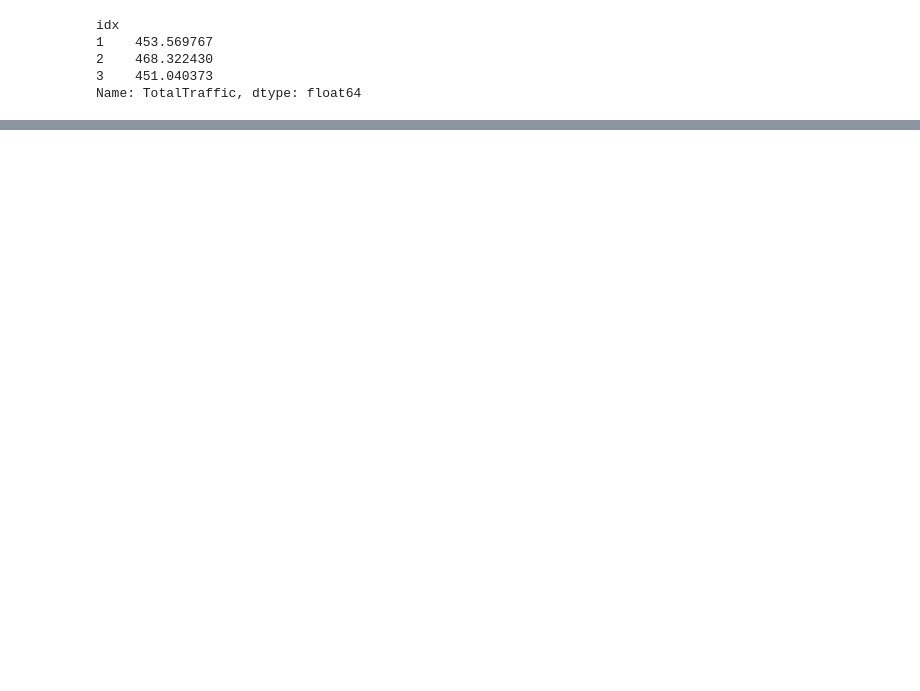
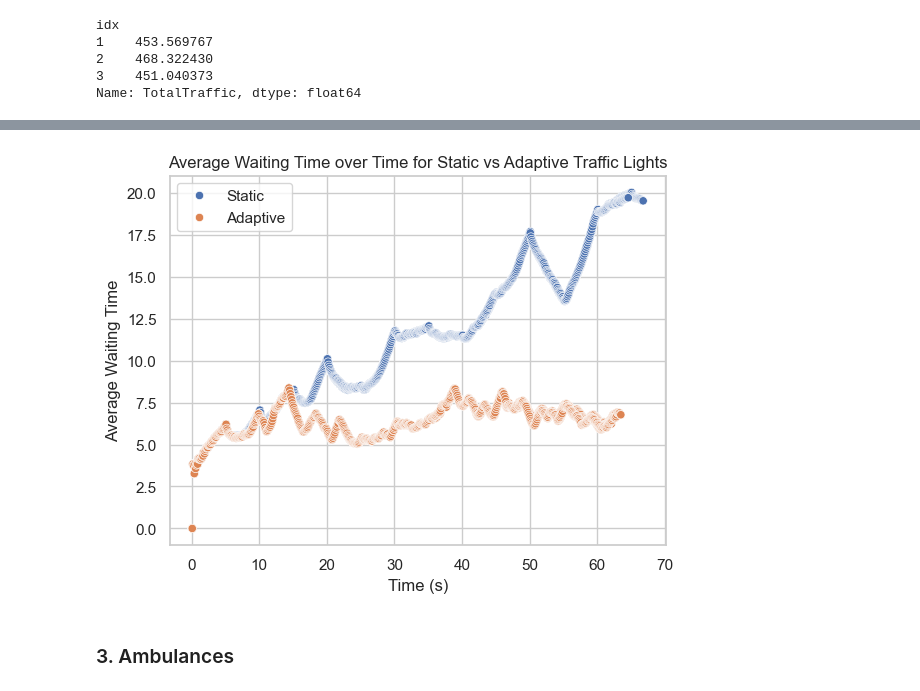
Before and after one commit to Kaszkietio/toast, a Jupyter notebook: src/plots.ipynb, the cells around one changed output, grey strips where cells are left out. Drawn from its saved outputs; the diff is of its cells as text; code cells hidden in the pictures; blank space fills up the shorter version.

```diff
--- a/src/plots.ipynb
+++ b/src/plots.ipynb
@@ -25,0 +150,20 @@ Name: TotalTraffic, dtype: float64
+# %%
+df_static["type"] = "Static"
+df_adaptive["type"] = "Adaptive"
+df = pd.concat([df_static, df_adaptive], ignore_index=True)
+
+sns.scatterplot(
+    x = "Time",
+    y = "AverageWaitingTime",
+    hue = "type",
+    data=df,
+)
+plt.xlabel("Time (s)")
+plt.ylabel("Average Waiting Time")
+plt.title("Average Waiting Time over Time for Static vs Adaptive Traffic Lights")
+plt.legend()
+plt.show()
+# %% [output]
+[figure, added]
+# %% [markdown]
+### 3. Ambulances
```
Also changed, not shown: parts of 15 cells of this notebook, 10 other files.
